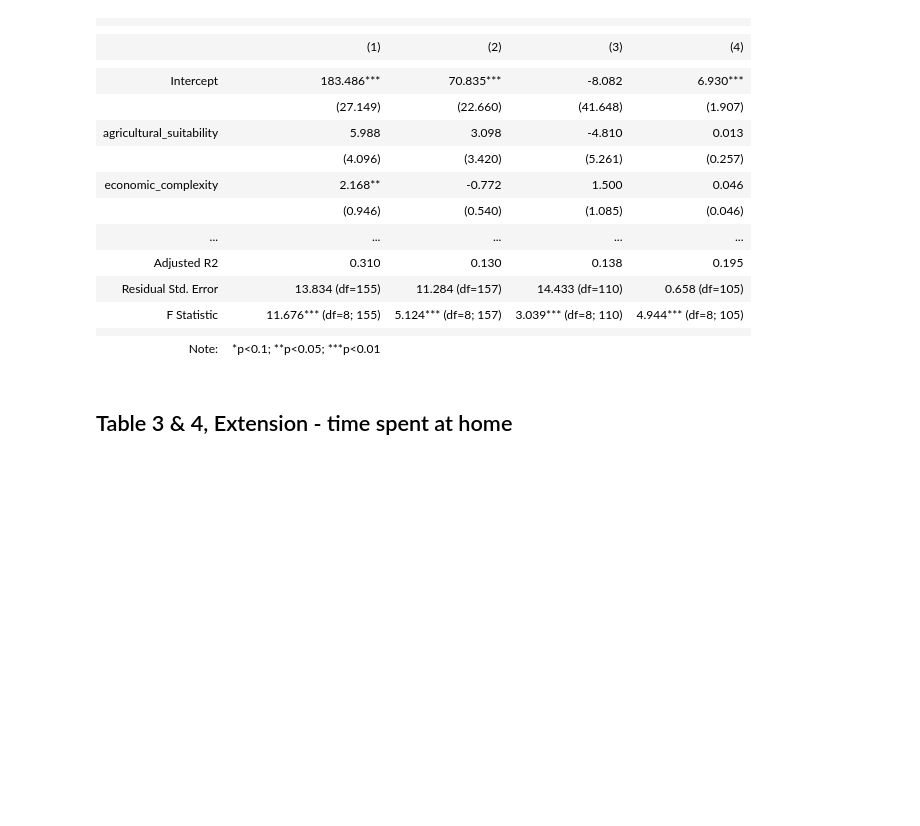
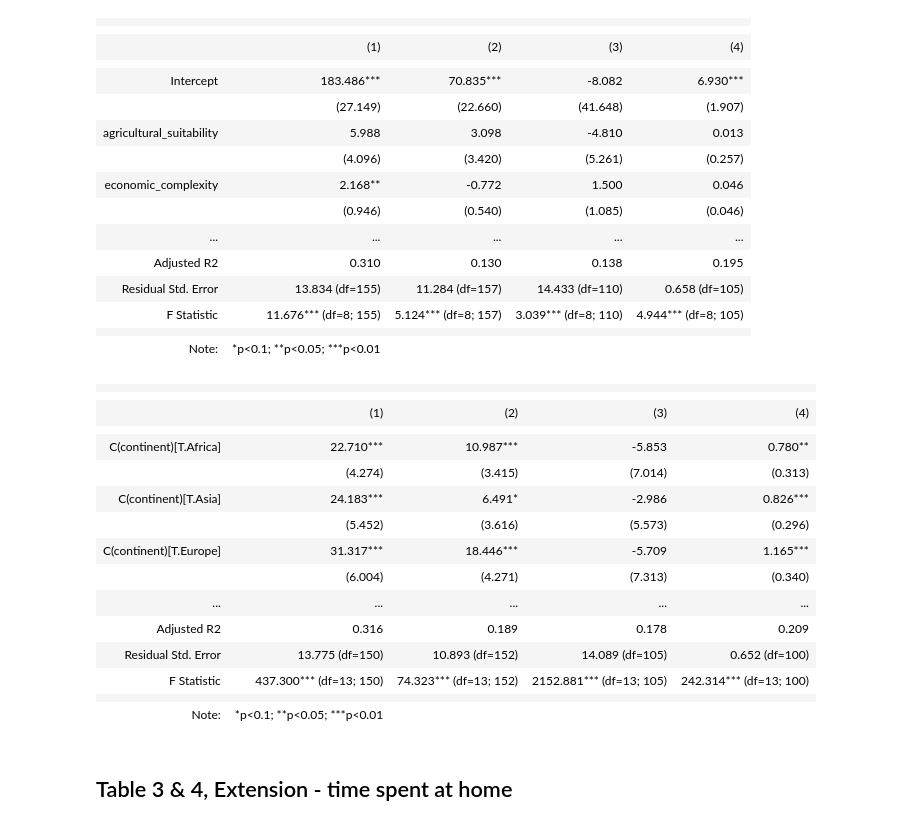
Before and after one commit to rureddish/EPFL_MGT-494_Paper_Extension, a Jupyter notebook: explore.ipynb, the cells around one changed output. Saved outputs shown, nothing was run; the diff lists cells and outputs as text; code cells hidden in the pictures; blank space fills up the shorter version.

Commit message:
exntension table 4 2019, continent fixed effects

```diff
--- a/explore.ipynb
+++ b/explore.ipynb
@@ -838,6 +838,29 @@ Stargazer([m_fl19, m_wp19, m_fo19, m_aes19])
 | F Statistic | 11.676*** (df=8; 155) | 5.124*** (df=8; 157) | 3.039*** (df=8; 110) | 4.944*** (df=8; 105) |
 |  |  |  |  |  |
 | Note: | *p<0.1; **p<0.05; ***p<0.01 |  |  |  |
+# %%
+m_fl19 = smf.ols(formula='flfp2019 ~  plow + agricultural_suitability + tropical_climate + large_animals + political_hierarchies + economic_complexity + ln_income + ln_income_squared + C(continent)', data=df_cross_country2019).fit(cov_type='HC1')
+m_wp19 = smf.ols(formula='women_politics2019 ~  plow + agricultural_suitability + tropical_climate + large_animals + political_hierarchies + economic_complexity + ln_income + ln_income_squared+ C(continent)', data=df_cross_country2019).fit(cov_type='HC1')
+m_fo19 = smf.ols(formula='female_ownership2010_to_2019 ~  plow + agricultural_suitability + tropical_climate + large_animals + political_hierarchies + economic_complexity + ln_income + ln_income_squared+ C(continent)', data=df_cross_country2019).fit(cov_type='HC1')
+m_aes19 = smf.ols(formula='aes2019 ~  plow + agricultural_suitability + tropical_climate + large_animals + political_hierarchies + economic_complexity + ln_income + ln_income_squared+ C(continent)', data=df_cross_country2019).fit(cov_type='HC1')
+Stargazer([m_fl19, m_wp19, m_fo19, m_aes19])
+# %% [output]
+|  |  |  |  |  |
+|  |
+|  | (1) | (2) | (3) | (4) |
+|  |  |  |  |  |
+| C(continent)[T.Africa] | 22.710*** | 10.987*** | -5.853 | 0.780** |
+|  | (4.274) | (3.415) | (7.014) | (0.313) |
+| C(continent)[T.Asia] | 24.183*** | 6.491* | -2.986 | 0.826*** |
+|  | (5.452) | (3.616) | (5.573) | (0.296) |
+| C(continent)[T.Europe] | 31.317*** | 18.446*** | -5.709 | 1.165*** |
+|  | (6.004) | (4.271) | (7.313) | (0.340) |
+| ... | ... | ... | ... | ... |
+| Adjusted R2 | 0.316 | 0.189 | 0.178 | 0.209 |
+| Residual Std. Error | 13.775 (df=150) | 10.893 (df=152) | 14.089 (df=105) | 0.652 (df=100) |
+| F Statistic | 437.300*** (df=13; 150) | 74.323*** (df=13; 152) | 2152.881*** (df=13; 105) | 242.314*** (df=13; 100) |
+|  |  |  |  |  |
+| Note: | *p<0.1; **p<0.05; ***p<0.01 |  |  |  |
 # %% [markdown]
 ## Table 3 & 4, Extension - time spent at home
 # %%
```
